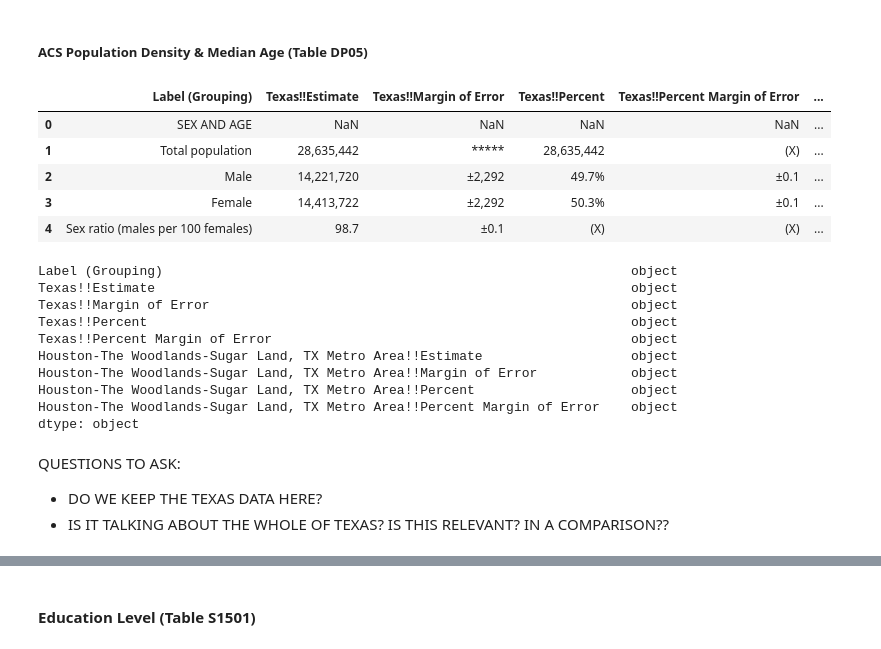
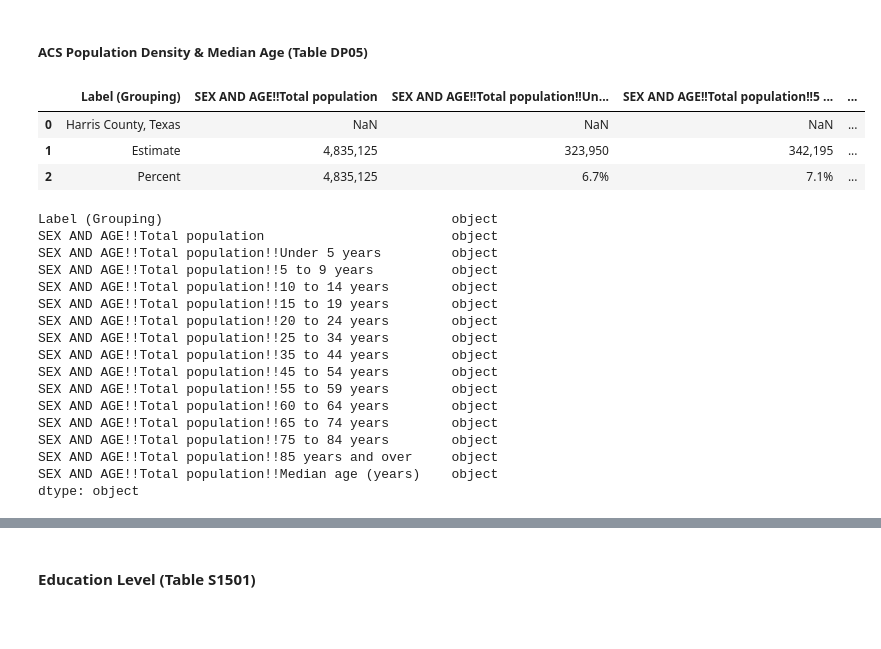
Before and after one commit to maddieemihle/major-city-visualization, a Jupyter notebook: data_files/houston_data/Houston_cleaned.ipynb, the cells around one changed output, grey strips where cells are left out. Cells and saved outputs as stored; diff of their text form; code cells hidden in the pictures; blank space fills up the shorter version.

Commit message:
"Re-worked files and added new data files for Houston and Chicago analysis. Started working on flask and html coding for the web app."

```diff
--- a/data_files/houston_data/Houston_cleaned.ipynb
+++ b/data_files/houston_data/Houston_cleaned.ipynb
@@ -19,33 +18,34 @@ Data was pulled from the 2020 Houston Census Database and the American Community
 ##### ACS Population Density & Median Age (Table DP05)
 # %%
 # Import csv file for Texas ACS Population Density
-houston_population_data = '../houston_data/tx_ACS_pop_density.csv'
+houston_age_data = '../houston_data/houston_raw_csv/houston_age.csv'
 
 # Read the CSV file into a DataFrame
-houston_population_df = pd.read_csv(houston_population_data)
-houston_population_df.head()
+houston_age_df = pd.read_csv(houston_age_data)
+houston_age_df.head()
 # %% [output]
-|  | Label (Grouping) | Texas!!Estimate | Texas!!Margin of Error | Texas!!Percent | Texas!!Percent Margin of Error | ... |
-| 0 | SEX AND AGE | NaN | NaN | NaN | NaN | ... |
-| 1 | Total population | 28,635,442 | ***** | 28,635,442 | (X) | ... |
-| 2 | Male | 14,221,720 | ±2,292 | 49.7% | ±0.1 | ... |
-| 3 | Female | 14,413,722 | ±2,292 | 50.3% | ±0.1 | ... |
-| 4 | Sex ratio (males per 100 females) | 98.7 | ±0.1 | (X) | (X) | ... |
+|  | Label (Grouping) | SEX AND AGE!!Total population | SEX AND AGE!!Total population!!Un... | SEX AND AGE!!Total population!!5 ... | ... |
+| 0 | Harris County, Texas | NaN | NaN | NaN | ... |
+| 1 | Estimate | 4,835,125 | 323,950 | 342,195 | ... |
+| 2 | Percent | 4,835,125 | 6.7% | 7.1% | ... |
 # %%
 # Display column names and data types
-print(houston_population_df.dtypes)
+print(houston_age_df.dtypes)
 # %% [output]
-Label (Grouping)                                                            object
-Texas!!Estimate                                                             object
-Texas!!Margin of Error                                                      object
-Texas!!Percent                                                              object
-Texas!!Percent Margin of Error                                              object
-Houston-The Woodlands-Sugar Land, TX Metro Area!!Estimate                   object
-Houston-The Woodlands-Sugar Land, TX Metro Area!!Margin of Error            object
-Houston-The Woodlands-Sugar Land, TX Metro Area!!Percent                    object
-Houston-The Woodlands-Sugar Land, TX Metro Area!!Percent Margin of Error    object
+Label (Grouping)                                     object
+SEX AND AGE!!Total population                        object
+SEX AND AGE!!Total population!!Under 5 years         object
+SEX AND AGE!!Total population!!5 to 9 years          object
+SEX AND AGE!!Total population!!10 to 14 years        object
+SEX AND AGE!!Total population!!15 to 19 years        object
+SEX AND AGE!!Total population!!20 to 24 years        object
+SEX AND AGE!!Total population!!25 to 34 years        object
+SEX AND AGE!!Total population!!35 to 44 years        object
+SEX AND AGE!!Total population!!45 to 54 years        object
+SEX AND AGE!!Total population!!55 to 59 years        object
+SEX AND AGE!!Total population!!60 to 64 years        object
+SEX AND AGE!!Total population!!65 to 74 years        object
+SEX AND AGE!!Total population!!75 to 84 years        object
+SEX AND AGE!!Total population!!85 years and over     object
+SEX AND AGE!!Total population!!Median age (years)    object
 dtype: object
-# %% [markdown]
-QUESTIONS TO ASK:
-- DO WE KEEP THE TEXAS DATA HERE?
-- IS IT TALKING ABOUT THE WHOLE OF TEXAS? IS THIS RELEVANT? IN A COMPARISON??
```
Also changed, not shown: parts of 30 cells of this notebook, 28 other files.
